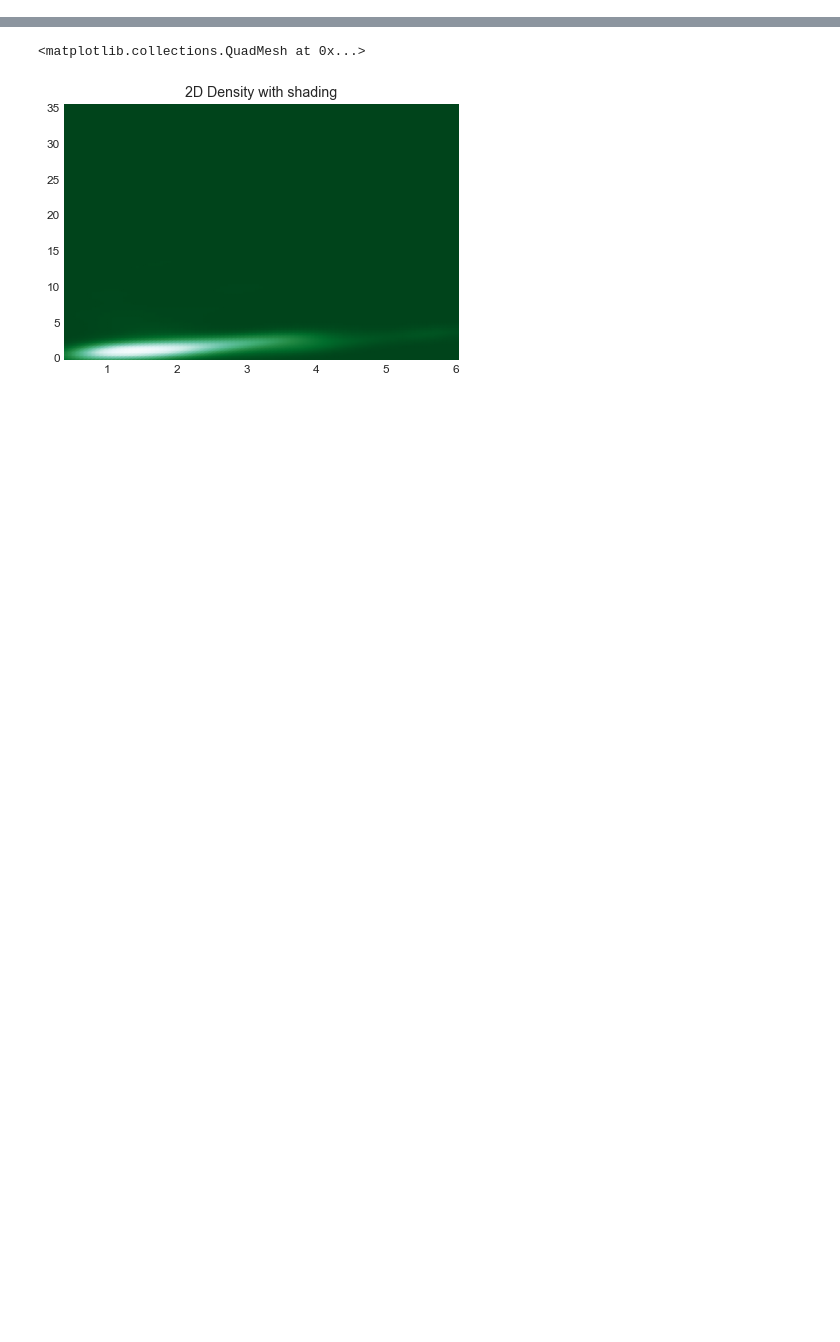
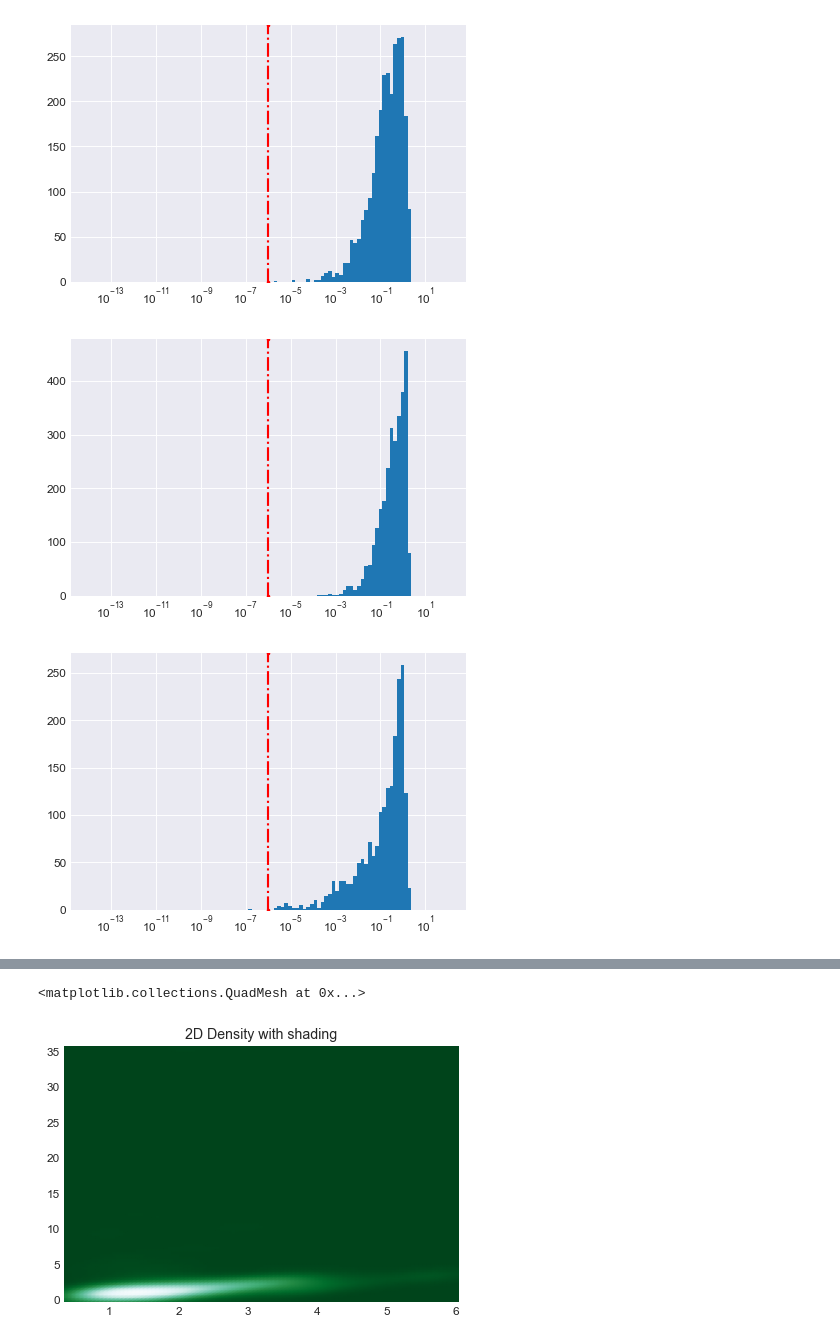
Before and after one commit to kobybibas/pnml_linear_regression_simulation, a Jupyter notebook: notebooks/real_data.ipynb, the cells around one changed output, grey strips where cells are left out. Cells and saved outputs as stored; diff of their text form; code cells hidden in the pictures; blank space fills up the shorter version.

```diff
--- a/notebooks/real_data.ipynb
+++ b/notebooks/real_data.ipynb
@@ -206,0 +300,12 @@ yacht
+# %%
+for res_dict in res_list:
+    res_df = res_dict['res_df']
+    logbins = np.logspace(-14,2,100)
+    plt.hist(res_df.x_bot_square,bins=logbins)
+    plt.xscale('log')
+    plt.axvline(1e-6,color='r')
+    plt.show()
+# %% [output]
+[figure, added]
+[figure, added]
+[figure, added]
```
Also changed, not shown: parts of 12 cells of this notebook, 20 other files.
